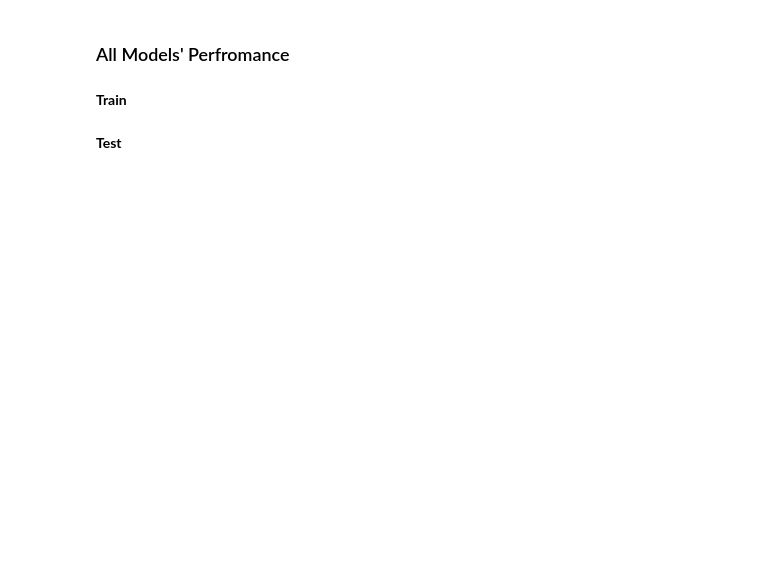
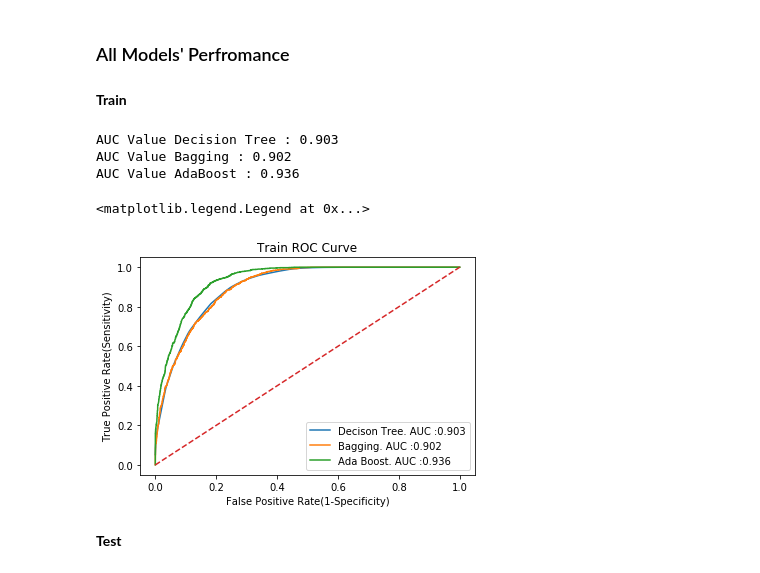
Before and after one commit to sravangereddy/DataScience_, a Jupyter notebook: Telco Customer/Telco Customer - Master Copy.ipynb, the cells around one changed output. Cells and saved outputs as stored; diff of their text form; code cells hidden in the pictures; blank space fills up the shorter version.

```diff
--- a/Telco Customer/Telco Customer - Master Copy.ipynb
+++ b/Telco Customer/Telco Customer - Master Copy.ipynb
@@ -1350,17 +1382,31 @@ fn_kFold_CV(folds,X,Y,adaBoostClassfier,input_var,target_)
 # %% [markdown]
 <b> Train </b>
 # %%
-plt.plot(fpr_dtree,tpr_dtree, label='Decison Tree')
-plt.plot(fpr_baggingClassfier,tpr_baggingClassfier, label='Bagging')
-plt.plot(fpr_adaBoostClassfier,tpr_adaBoostClassfier, label='Ada Boost')
+auc_dtree=round(auc(fpr_dtree, tpr_dtree),3)
+auc_bagging=round(auc(fpr_baggingClassfier, tpr_baggingClassfier),3)
+auc_adaBoost=round(auc(fpr_adaBoostClassfier,tpr_adaBoostClassfier),3)
+
+print('AUC Value Decision Tree :',auc_dtree)
+print('AUC Value Bagging :',auc_bagging)
+print('AUC Value AdaBoost :',auc_adaBoost)
+
+plt.plot(fpr_dtree,tpr_dtree, label='Decison Tree. AUC :'+str(auc_dtree))
+plt.plot(fpr_baggingClassfier,tpr_baggingClassfier, label='Bagging. AUC :'+str(auc_bagging))
+plt.plot(fpr_adaBoostClassfier,tpr_adaBoostClassfier, label='Ada Boost. AUC :'+str(auc_adaBoost))
+
 plt.plot([0, 1], [0, 1], linestyle='--')
+
 plt.ylabel('True Positive Rate(Sensitivity)')
 plt.xlabel('False Positive Rate(1-Specificity)')
-plt.legend(bbox_to_anchor=(1.05, 1), loc=2, borderaxespad=0.)
 plt.title('Train ROC Curve')
-print('AUC Value Decision Tree :',round(auc(fpr_dtree, tpr_dtree),3))
-print('AUC Value Bagging :',round(auc(fpr_baggingClassfier, tpr_baggingClassfier),3))
-print('AUC Value AdaBoost :',round(auc(fpr_adaBoostClassfier,tpr_adaBoostClassfier),3))
+# plt.legend(bbox_to_anchor=(1.05, 1), loc=2, borderaxespad=0.)
+plt.legend()
+# %% [output]
+AUC Value Decision Tree : 0.903
+AUC Value Bagging : 0.902
+AUC Value AdaBoost : 0.936
+<matplotlib.legend.Legend at 0x...>
+[figure, added]
 # %% [markdown]
 <b> Test </b>
 # %%
```
Also changed, not shown: parts of 6 cells of this notebook.
